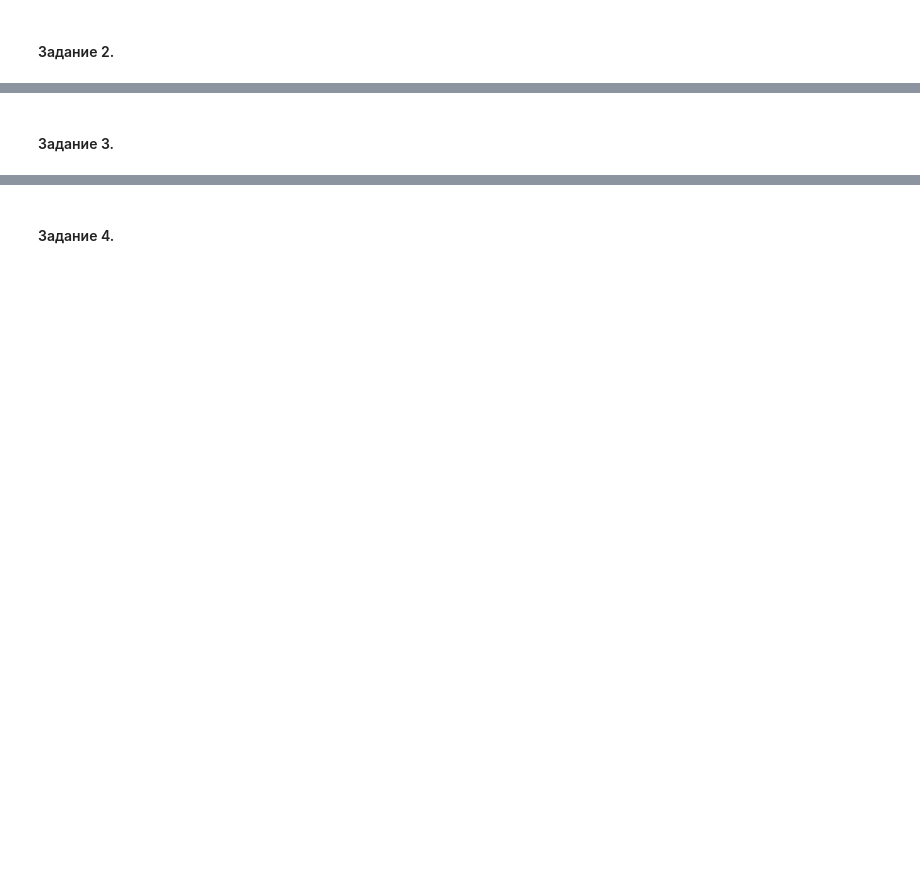
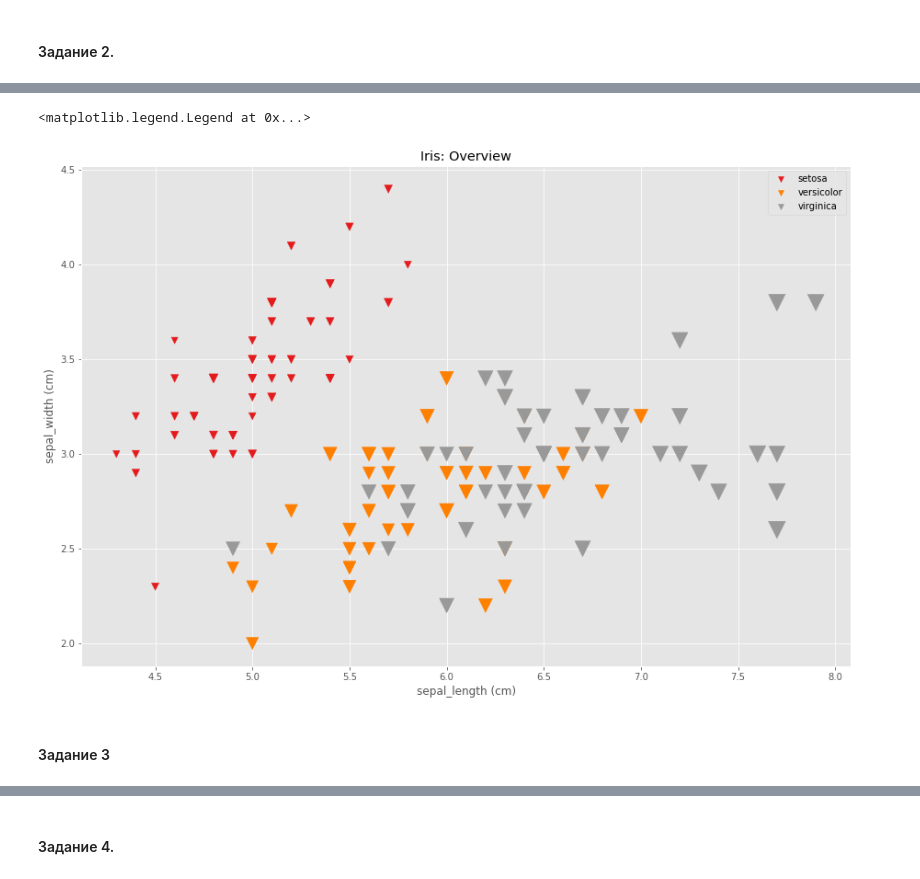
Before and after one commit to V-Marco/hse_iad5_2021, a Jupyter notebook: misc/vis_cons/matplotlib_cons.ipynb, the cells around one changed output, grey strips where cells are left out. Saved outputs shown, nothing was run; the diff lists cells and outputs as text; code cells hidden in the pictures; blank space fills up the shorter version.

```diff
--- a/misc/vis_cons/matplotlib_cons.ipynb
+++ b/misc/vis_cons/matplotlib_cons.ipynb
@@ -17,0 +63,2 @@
+# %%
+data = pd.read_csv('https://gist.githubusercontent.com/curran/a08a1080b88344b0c8a7/raw/0e7a9b0a5d22642a06d3d5b9bcbad9890c8ee534/iris.csv')
@@ -18,2 +74,19 @@
+# %%
+sp = data.species.copy()
+sp[sp == 'setosa'] = 0
+sp[sp == 'versicolor'] = 1
+sp[sp == 'virginica'] = 2
+# %%
+plt.style.use('ggplot')
+plt.figure(figsize = (15, 10))
+sc = plt.scatter(data['sepal_length'], data['sepal_width'], c = sp, marker = 'v', cmap = 'Set1',
+            s = 50 * data.petal_length)
+plt.title('Iris: Overview')
+plt.xlabel('sepal_length (cm)')
+plt.ylabel('sepal_width (cm)')
+plt.legend(handles = sc.legend_elements()[0], labels = ['setosa', 'versicolor', 'virginica'])
+# %% [output]
+<matplotlib.legend.Legend at 0x...>
+[figure, added]
 # %% [markdown]
-#### Задание 3.
+#### Задание 3
```
Also changed, not shown: parts of 14 cells of this notebook, 1 other file.
